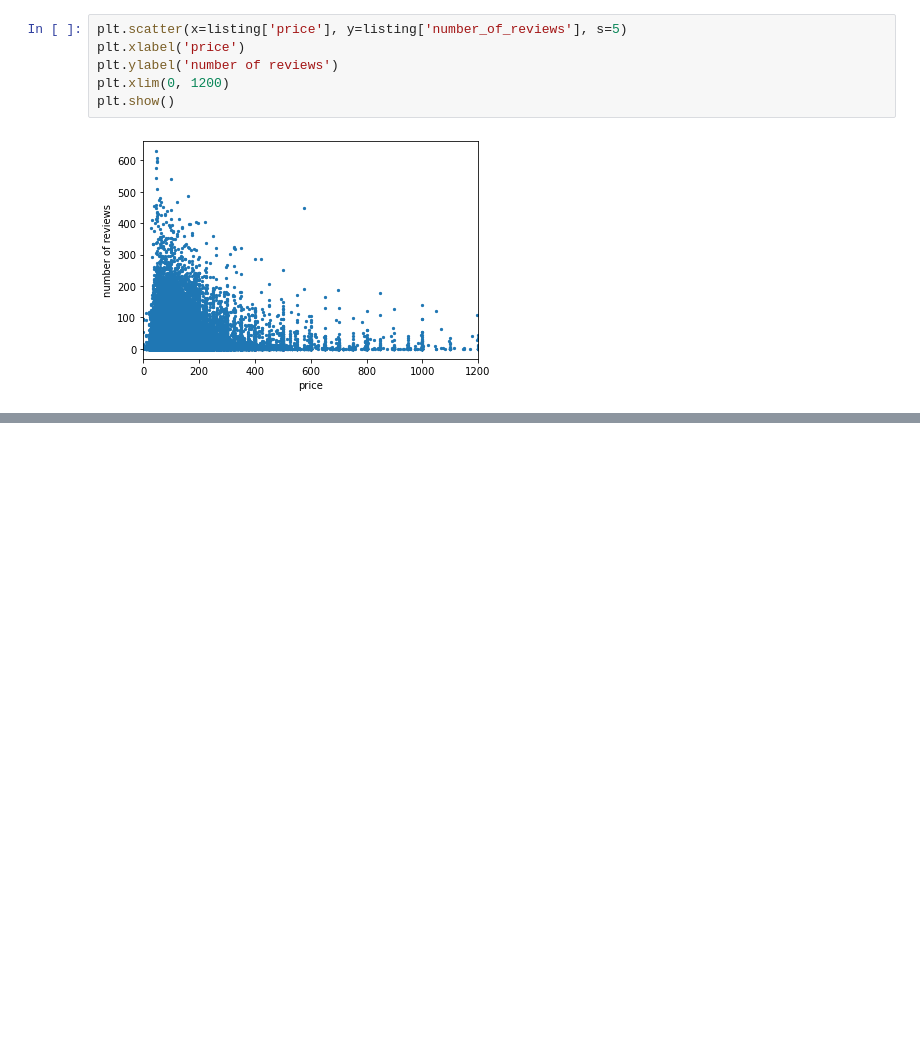
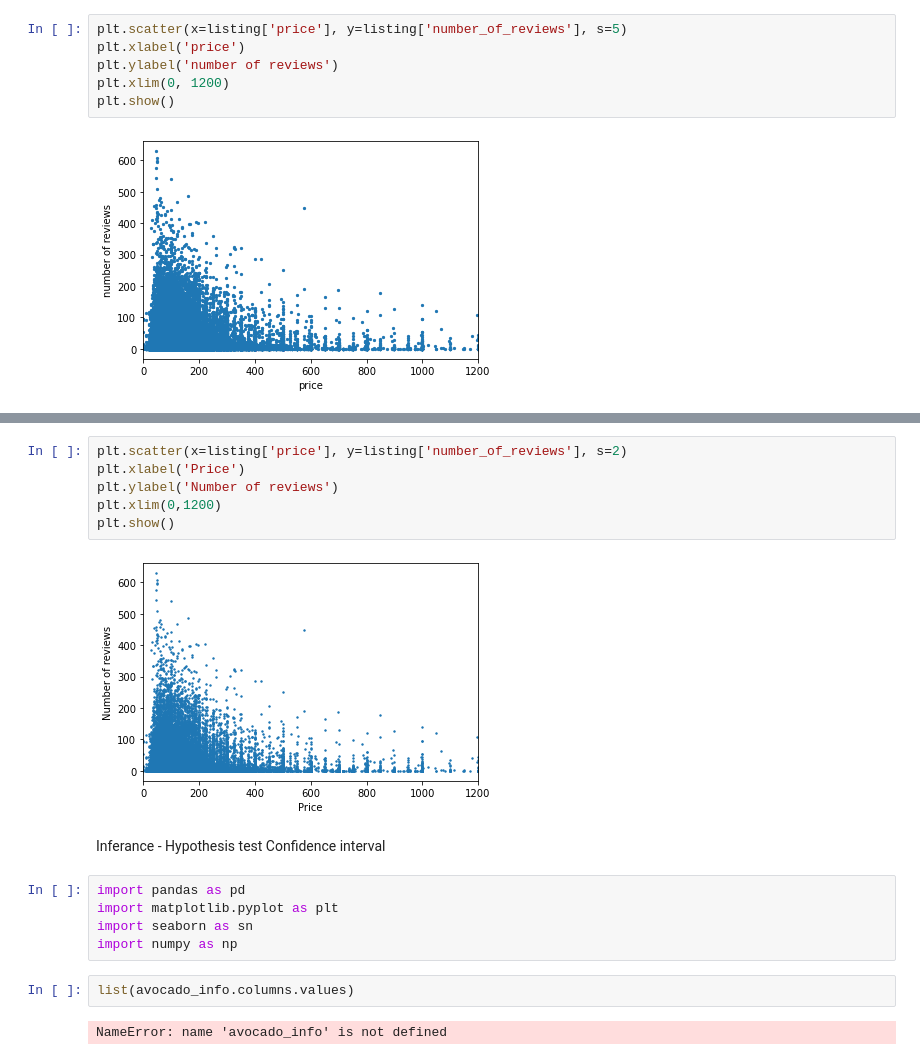
Before and after one commit to viralislania/ML-Learnings, a Jupyter notebook: DS - Introduction/Practice.ipynb, the cells around one changed output, grey strips where cells are left out. Saved outputs shown, nothing was run; the diff lists cells and outputs as text; blank space fills up the shorter version.

```diff
--- a/Practice.ipynb
+++ b/DS - Introduction/Practice.ipynb
@@ -498,0 +520,20 @@ plt.show()
+# %%
+plt.scatter(x=listing['price'], y=listing['number_of_reviews'], s=2)
+plt.xlabel('Price')
+plt.ylabel('Number of reviews')
+plt.xlim(0,1200)
+plt.show()
+# %% [output]
+[figure, added]
+# %% [markdown]
+Inferance - Hypothesis test
+Confidence interval
+# %%
+import pandas as pd
+import matplotlib.pyplot as plt
+import seaborn as sn
+import numpy as np
+# %%
+list(avocado_info.columns.values)
+# %% [output]
+NameError: name 'avocado_info' is not defined
```
Also changed, not shown: parts of 4 cells of this notebook, 1 other file.
